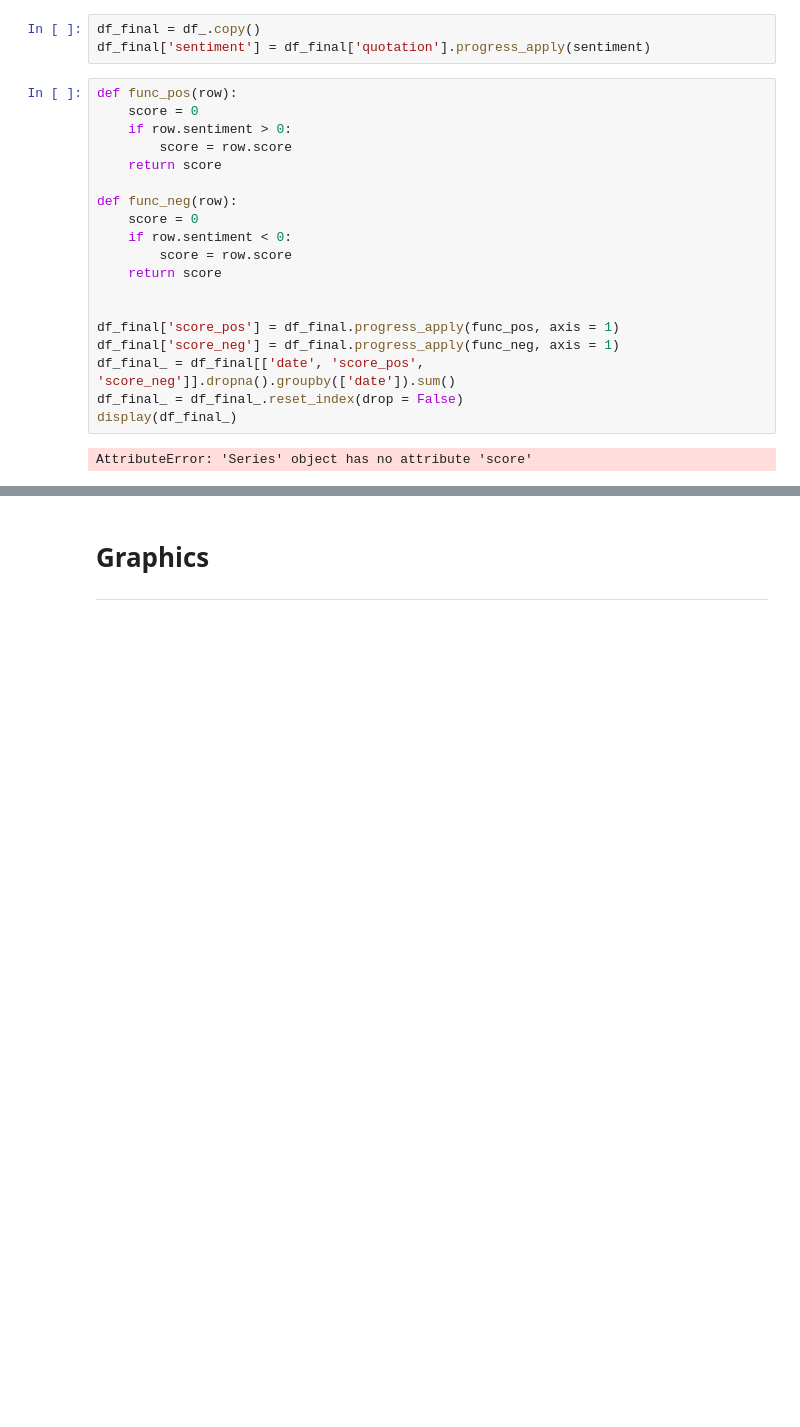
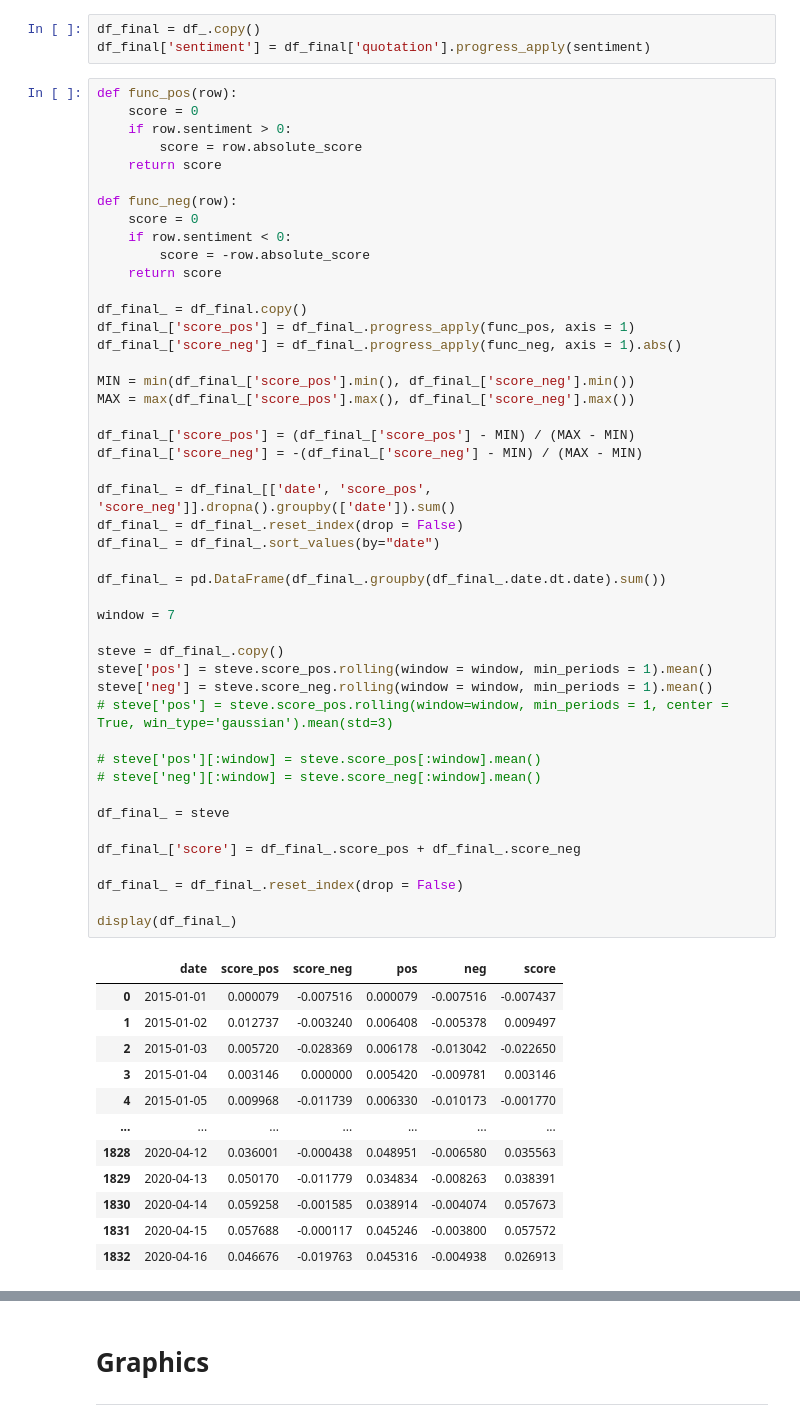
Before and after one commit to raphaelattias/apple-stock-analytics, a Jupyter notebook: raph_jtm.ipynb, the cells around one changed output, grey strips where cells are left out. Drawn from its saved outputs; the diff is of its cells as text; blank space fills up the shorter version.

```diff
--- a/raph_jtm.ipynb
+++ b/raph_jtm.ipynb
@@ -141,24 +110,62 @@ df_ = df_.drop(['2015', '2016', 'year'], axis = 1)
 # %%
 df_final = df_.copy()
 df_final['sentiment'] = df_final['quotation'].progress_apply(sentiment)
-# %%
-def func_pos(row):
-    score = 0
-    if row.sentiment > 0:
-        score = row.score
-    return score
-
-def func_neg(row):
-    score = 0
-    if row.sentiment < 0:
-        score = row.score
-    return score
-
-
-df_final['score_pos'] = df_final.progress_apply(func_pos, axis = 1)
-df_final['score_neg'] = df_final.progress_apply(func_neg, axis = 1)
-df_final_ = df_final[['date', 'score_pos', 'score_neg']].dropna().groupby(['date']).sum()
-df_final_ = df_final_.reset_index(drop = False)
-display(df_final_)
-# %% [output]
-AttributeError: 'Series' object has no attribute 'score'
+# %%
+def func_pos(row):
+    score = 0
+    if row.sentiment > 0:
+        score = row.absolute_score
+    return score
+
+def func_neg(row):
+    score = 0
+    if row.sentiment < 0:
+        score = -row.absolute_score
+    return score
+
+df_final_ = df_final.copy()
+df_final_['score_pos'] = df_final_.progress_apply(func_pos, axis = 1)
+df_final_['score_neg'] = df_final_.progress_apply(func_neg, axis = 1).abs()
+
+MIN = min(df_final_['score_pos'].min(), df_final_['score_neg'].min())
+MAX = max(df_final_['score_pos'].max(), df_final_['score_neg'].max())
+
+df_final_['score_pos'] = (df_final_['score_pos'] - MIN) / (MAX - MIN)
+df_final_['score_neg'] = -(df_final_['score_neg'] - MIN) / (MAX - MIN)
+
+df_final_ = df_final_[['date', 'score_pos', 'score_neg']].dropna().groupby(['date']).sum()
+df_final_ = df_final_.reset_index(drop = False)
+df_final_ = df_final_.sort_values(by="date")
+
+df_final_ = pd.DataFrame(df_final_.groupby(df_final_.date.dt.date).sum())
+
+window = 7
+
+steve = df_final_.copy()
+steve['pos'] = steve.score_pos.rolling(window = window, min_periods = 1).mean()
+steve['neg'] = steve.score_neg.rolling(window = window, min_periods = 1).mean()
+# steve['pos'] = steve.score_pos.rolling(window=window, min_periods = 1, center = True, win_type='gaussian').mean(std=3)
+
+# steve['pos'][:window] = steve.score_pos[:window].mean()
+# steve['neg'][:window] = steve.score_neg[:window].mean()
+
+df_final_ = steve
+
+df_final_['score'] = df_final_.score_pos + df_final_.score_neg
+
+df_final_ = df_final_.reset_index(drop = False)
+
+display(df_final_)
+# %% [output]
+|  | date | score_pos | score_neg | pos | neg | score |
+| 0 | 2015-01-01 | 0.000079 | -0.007516 | 0.000079 | -0.007516 | -0.007437 |
+| 1 | 2015-01-02 | 0.012737 | -0.003240 | 0.006408 | -0.005378 | 0.009497 |
+| 2 | 2015-01-03 | 0.005720 | -0.028369 | 0.006178 | -0.013042 | -0.022650 |
+| 3 | 2015-01-04 | 0.003146 | 0.000000 | 0.005420 | -0.009781 | 0.003146 |
+| 4 | 2015-01-05 | 0.009968 | -0.011739 | 0.006330 | -0.010173 | -0.001770 |
+| ... | ... | ... | ... | ... | ... | ... |
+| 1828 | 2020-04-12 | 0.036001 | -0.000438 | 0.048951 | -0.006580 | 0.035563 |
+| 1829 | 2020-04-13 | 0.050170 | -0.011779 | 0.034834 | -0.008263 | 0.038391 |
+| 1830 | 2020-04-14 | 0.059258 | -0.001585 | 0.038914 | -0.004074 | 0.057673 |
+| 1831 | 2020-04-15 | 0.057688 | -0.000117 | 0.045246 | -0.003800 | 0.057572 |
+| 1832 | 2020-04-16 | 0.046676 | -0.019763 | 0.045316 | -0.004938 | 0.026913 |
```
Also changed, not shown: parts of 20 cells of this notebook.
